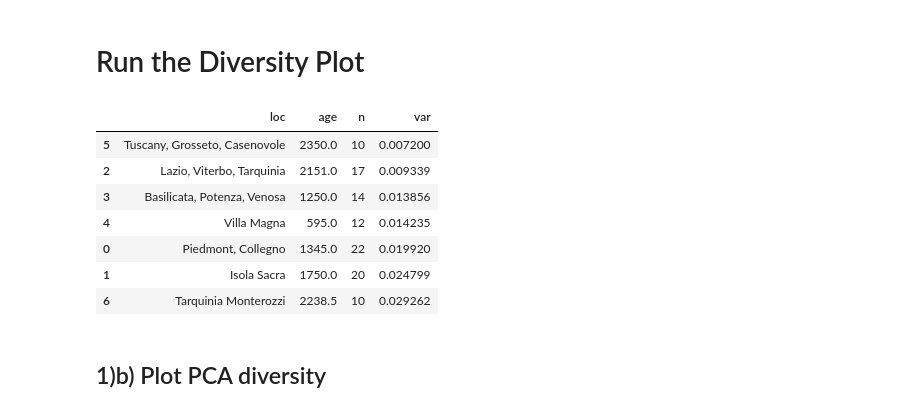
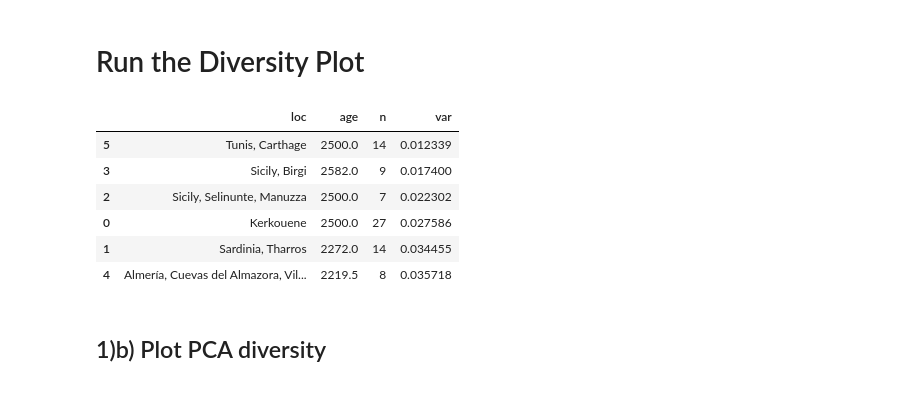
Before and after one commit to hringbauer/punic_aDNA, a Jupyter notebook: notebooks/pca_div/browse_divpca.ipynb, the cells around one changed output. Cells and saved outputs as stored; diff of their text form; code cells hidden in the pictures.

```diff
--- a/notebooks/pca_div/browse_divpca.ipynb
+++ b/notebooks/pca_div/browse_divpca.ipynb
@@ -75,7 +75,7 @@ print(f"Filtered to {len(df)} based on manual removals")
 #df[df["pop"].str.contains("Lebanon")]
 
 ### Add Individuals from Punic project
-df1 = pd.read_csv("./data/cluster_assignments_punic.v54.1c.tsv", sep="\t")
+df1 = pd.read_csv("./data/cluster_assignments_punic.v54.1i.tsv", sep="\t")
 #iids_anc2 = df1["iid"].values
 print(f"Extracted IIDs of {len(df1)} IIDs in Punic Project")
 df_punic = pd.merge(df, df1, on="iid")
@@ -240,20 +240,18 @@ df_lev = get_sub_df_region(df_anc, ["Israel", "Lebanon"], min_n=min_n)
 #df_y_ib = get_sub_df_region(["Spain", "Portugal"])
 
 df_pun = create_pca_div_df(df_punic, sites=["Kerkouene", "Sardinia, Tharros",  "Sicily, Selinunte, Manuzza", "Sicily, Birgi",
-                                            'Almería, Cuevas del Almazora, Villaricos', "Tunis, Carthage",
-                                            "Cap Bon, Kelibia"], min_n=7) #
+                                            'Almería, Cuevas del Almazora, Villaricos', "Tunis, Carthage"], min_n=7) #
 #df_y_him = create_pca_div_df(df_anc, sites=["Sicily, Himera"], min_n=5)
 # %%
-df_it.sort_values(by="var")
+df_pun.sort_values(by="var")
 # %% [output]
 |  | loc | age | n | var |
-| 5 | Tuscany, Grosseto, Casenovole | 2350.0 | 10 | 0.007200 |
-| 2 | Lazio, Viterbo, Tarquinia | 2151.0 | 17 | 0.009339 |
-| 3 | Basilicata, Potenza, Venosa | 1250.0 | 14 | 0.013856 |
-| 4 | Villa Magna | 595.0 | 12 | 0.014235 |
-| 0 | Piedmont, Collegno | 1345.0 | 22 | 0.019920 |
-| 1 | Isola Sacra | 1750.0 | 20 | 0.024799 |
-| 6 | Tarquinia Monterozzi | 2238.5 | 10 | 0.029262 |
+| 5 | Tunis, Carthage | 2500.0 | 14 | 0.012339 |
+| 3 | Sicily, Birgi | 2582.0 | 9 | 0.017400 |
+| 2 | Sicily, Selinunte, Manuzza | 2500.0 | 7 | 0.022302 |
+| 0 | Kerkouene | 2500.0 | 27 | 0.027586 |
+| 1 | Sardinia, Tharros | 2272.0 | 14 | 0.034455 |
+| 4 | Almería, Cuevas del Almazora, Vil... | 2219.5 | 8 | 0.035718 |
 # %% [markdown]
 ## 1)b) Plot PCA diversity
 # %%
```
Also changed, not shown: parts of 3 cells of this notebook, 1 other file.
